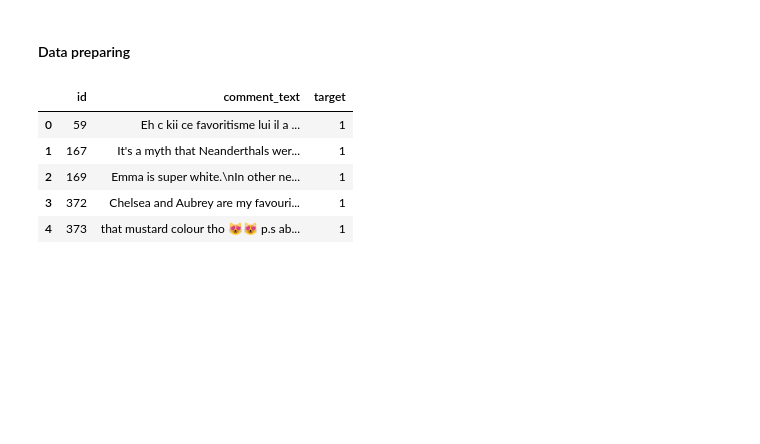
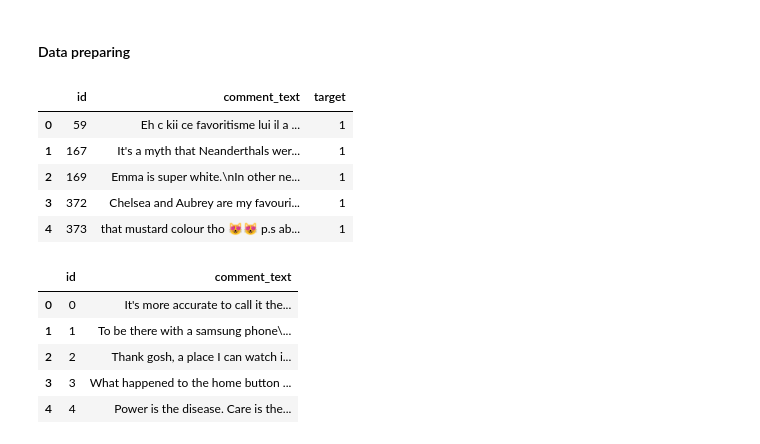
Before and after one commit to VladG00dmanPersonal/ARSO_AI_practise, a Jupyter notebook: CPM/Kaggle/YouTubeComments/main.ipynb, the cells around one changed output. Saved outputs shown, nothing was run; the diff lists cells and outputs as text; code cells hidden in the pictures; blank space fills up the shorter version.

```diff
--- a/CPM/Kaggle/YouTubeComments/main.ipynb
+++ b/CPM/Kaggle/YouTubeComments/main.ipynb
@@ -196,5 +180,12 @@ df_train.head()
 | 3 | 372 | Chelsea and Aubrey are my favouri... | 1 |
 | 4 | 373 | that mustard colour tho 😻😻 p.s ab... | 1 |
 # %%
-df_extra = pd.read_csv('./data/extra_unlabeled.csv')
+df_extra = pd.read_csv('./data/extra_unlabeled.csv').dropna()
 df_extra.head()
+# %% [output]
+|  | id | comment_text |
+| 0 | 0 | It's more accurate to call it the... |
+| 1 | 1 | To be there with a samsung phone\... |
+| 2 | 2 | Thank gosh, a place I can watch i... |
+| 3 | 3 | What happened to the home button ... |
+| 4 | 4 | Power is the disease. Care is the... |
```
Also changed, not shown: parts of 11 cells of this notebook, 3 other files.
